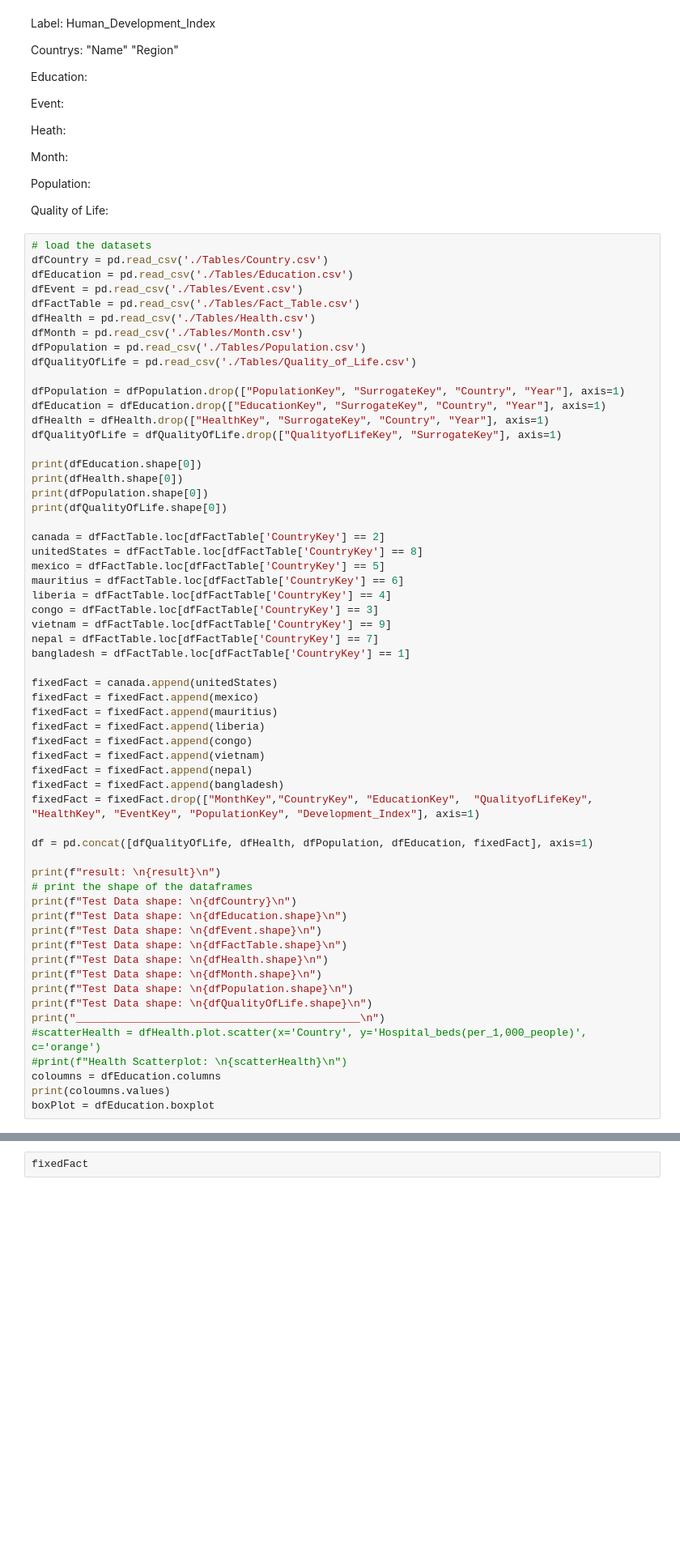
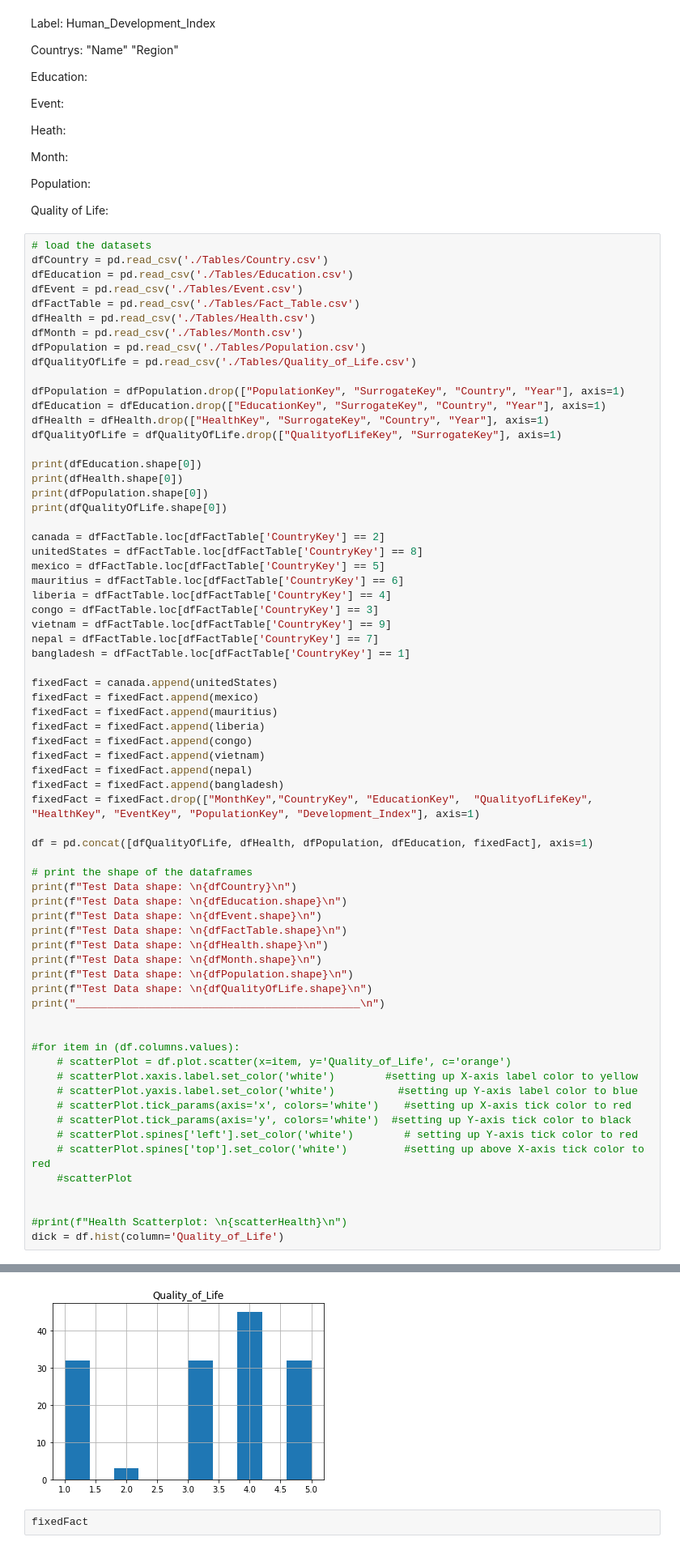
Before and after one commit to AdJansen/CSI4142_Deliverable3, a Jupyter notebook: Data_Mining.ipynb, the cells around one changed output, grey strips where cells are left out. Shown at 81% size. Saved outputs shown, nothing was run; the diff lists cells and outputs as text; blank space fills up the shorter version.

```diff
--- a/Data_Mining.ipynb
+++ b/Data_Mining.ipynb
@@ -63,7 +63,6 @@ fixedFact = fixedFact.drop(["MonthKey","CountryKey", "EducationKey",  "Qualityof
 
 df = pd.concat([dfQualityOfLife, dfHealth, dfPopulation, dfEducation, fixedFact], axis=1)
 
-print(f"result: \n{result}\n")
 # print the shape of the dataframes
 print(f"Test Data shape: \n{dfCountry}\n")
 print(f"Test Data shape: \n{dfEducation.shape}\n")
@@ -74,11 +73,21 @@ print(f"Test Data shape: \n{dfMonth.shape}\n")
 print(f"Test Data shape: \n{dfPopulation.shape}\n")
 print(f"Test Data shape: \n{dfQualityOfLife.shape}\n")
 print("_____________________________________________\n")
-#scatterHealth = dfHealth.plot.scatter(x='Country', y='Hospital_beds(per_1,000_people)', c='orange')
+
+
+#for item in (df.columns.values):
+    # scatterPlot = df.plot.scatter(x=item, y='Quality_of_Life', c='orange')
+    # scatterPlot.xaxis.label.set_color('white')        #setting up X-axis label color to yellow
+    # scatterPlot.yaxis.label.set_color('white')          #setting up Y-axis label color to blue
+    # scatterPlot.tick_params(axis='x', colors='white')    #setting up X-axis tick color to red
+    # scatterPlot.tick_params(axis='y', colors='white')  #setting up Y-axis tick color to black
+    # scatterPlot.spines['left'].set_color('white')        # setting up Y-axis tick color to red
+    # scatterPlot.spines['top'].set_color('white')         #setting up above X-axis tick color to red
+    #scatterPlot
+
+
 #print(f"Health Scatterplot: \n{scatterHealth}\n")
-coloumns = dfEducation.columns
-print(coloumns.values)
-boxPlot = dfEducation.boxplot
+dick = df.hist(column='Quality_of_Life')
 # %% [output]
 144
 144
@@ -100,3 +109,4 @@ result:
+[figure, added]
 # %%
 fixedFact
 # %% [output]
```
Also changed, not shown: parts of 1 cell of this notebook.
